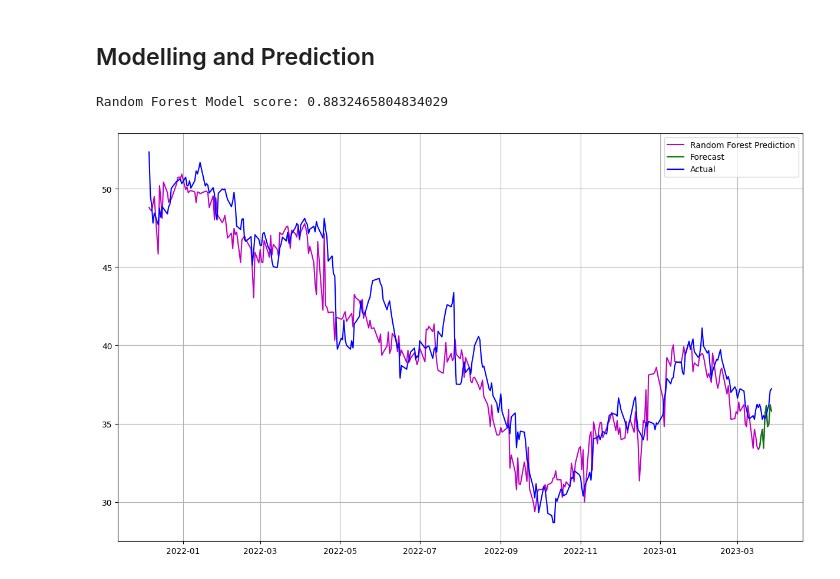
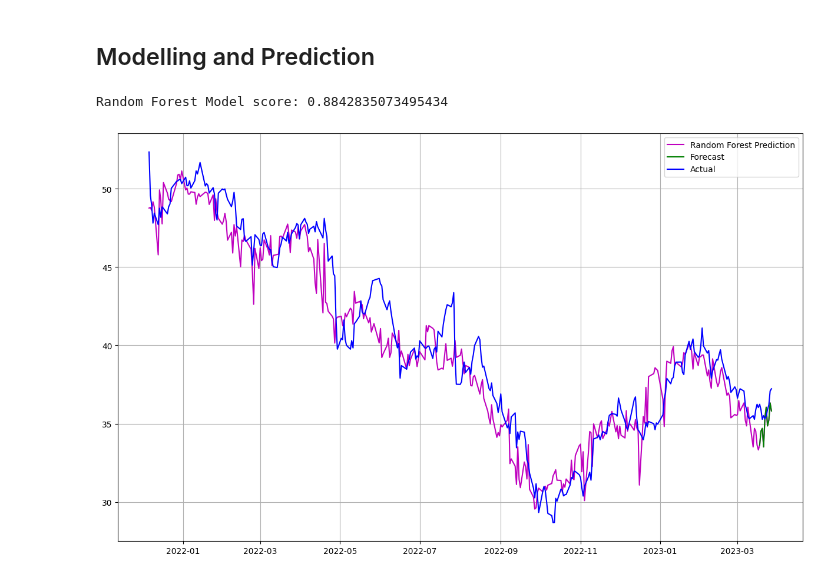
Before and after one commit to geoffpatton/dsci-521-project, a Jupyter notebook: final_project_impl.ipynb, the cells around one changed output. Drawn from its saved outputs; the diff is of its cells as text; code cells hidden in the pictures.

```diff
--- a/final_project_impl.ipynb
+++ b/final_project_impl.ipynb
@@ -187,10 +188,6 @@ predict_days = 10
 comcast_forest_regressor_df = company_stock_data_df.copy()
 
 comcast_forest_regressor_df['prediction'] = comcast_forest_regressor_df['close'].shift(-predict_days)
-
-#comcast_forest_regressor_df['prediction'] = comcast_forest_regressor_df['close'].shift(-predict_days)
-#new_df['prediction'] = new_df['close']
-
 
 comcast_forest_regressor_df['date'] = pd.to_datetime(comcast_forest_regressor_df['date'])
 comcast_forest_regressor_df.index = comcast_forest_regressor_df['date']
@@ -215,7 +212,7 @@ for i in range(predict_days):
     current_date = next_date
 
 
-X = np.array(comcast_forest_regressor_df.drop(['prediction'], axis = 1))
+X = np.array(comcast_forest_regressor_df.drop('prediction', axis = 1))
 X = X[:-predict_days*2]
 
 y = np.array(comcast_forest_regressor_df['prediction'])
@@ -223,37 +220,35 @@ y = y[:-predict_days*2]
 
 
 X_train, X_test, y_train_labels, y_test_labels = train_test_split(X,  y, train_size=0.75, test_size=0.25, random_state=0)
 
-
 forest_model = RandomForestRegressor()
 forest_model.fit(X_train, y_train_labels)
 
 forest_model_score = forest_model.score(X_test, y_test_labels)
 print('Random Forest Model score:', forest_model_score)
 
-X_predict = np.array(comcast_forest_regressor_df.drop(['prediction'], 1))[-predict_days:]
+X_predict = np.array(comcast_forest_regressor_df.drop('prediction', axis=1))[-predict_days:]
 
 linear_model_predict_prediction = forest_model.predict(X_predict)
-linear_model_real_prediction = forest_model.predict(np.array(comcast_forest_regressor_df.drop(['prediction'], 1)))
+linear_model_real_prediction = forest_model.predict(np.array(comcast_forest_regressor_df.drop('prediction', axis=1)))
 
 predicted_dates = []
 recent_date = comcast_forest_regressor_df.index.max()
 display_at = recent_date
 
 for i in range(predict_days):
     recent_date += timedelta(days=1)
     predicted_dates.append(recent_date)
 
 
 plt.figure(figsize=(15, 9))
 plt.plot(comcast_forest_regressor_df.index[0:], linear_model_real_prediction[0:], label='Random Forest Prediction', color='m')
-#plt.plot(predicted_dates, linear_model_predict_prediction, label='Forecast', color='green', alpha=alpha)
 plt.plot(comcast_forest_regressor_df.index[-predict_days:], linear_model_predict_prediction, label='Forecast', color='green')
 plt.plot(comcast_forest_regressor_df.index[0:], comcast_forest_regressor_df['close'][0:], label='Actual', color='b')
 plt.legend()
 plt.grid()
 plt.show()
 # %% [output]
-Random Forest Model score: 0.8832465804834029
+Random Forest Model score: 0.8842835073495434
-[figure, old version]
+[figure, new version]
 # %%
```
Also changed, not shown: parts of 7 cells of this notebook, 3 other files.
